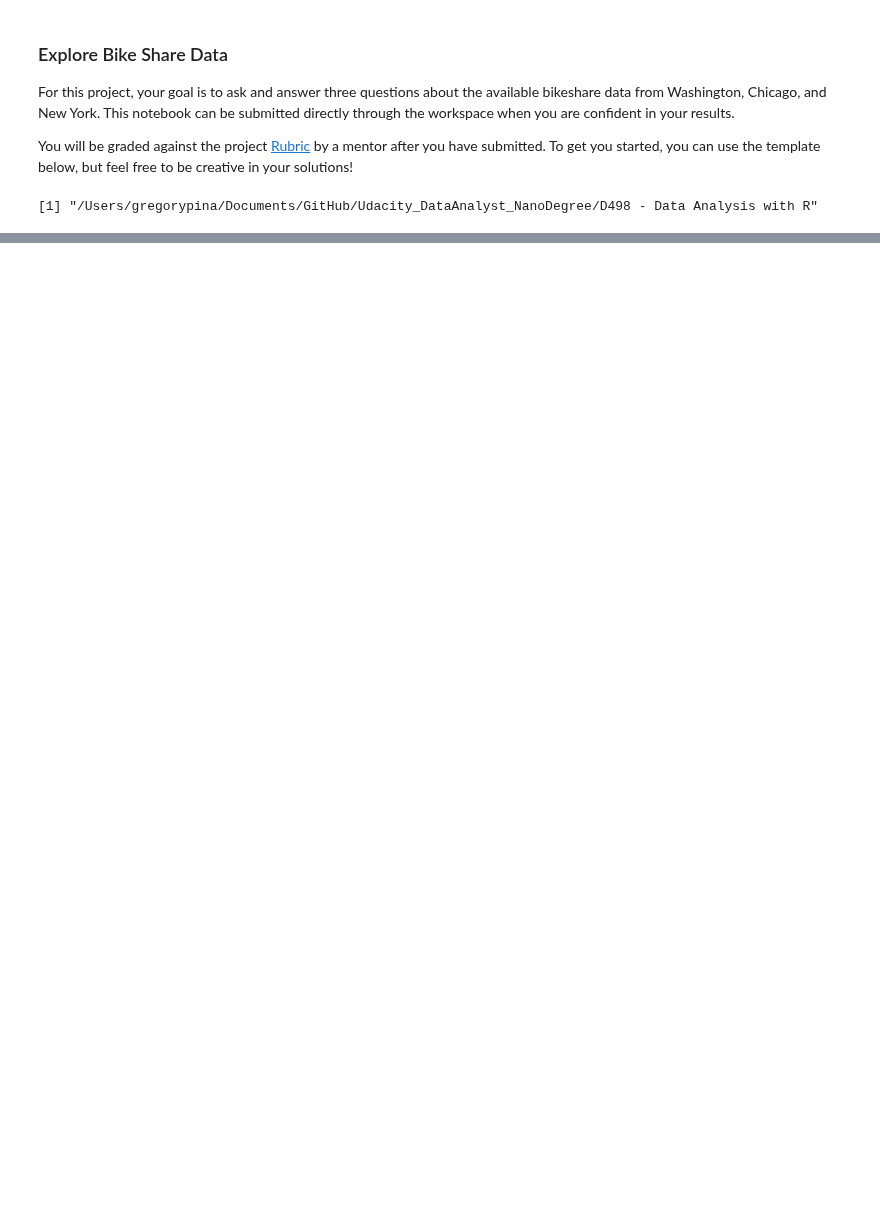
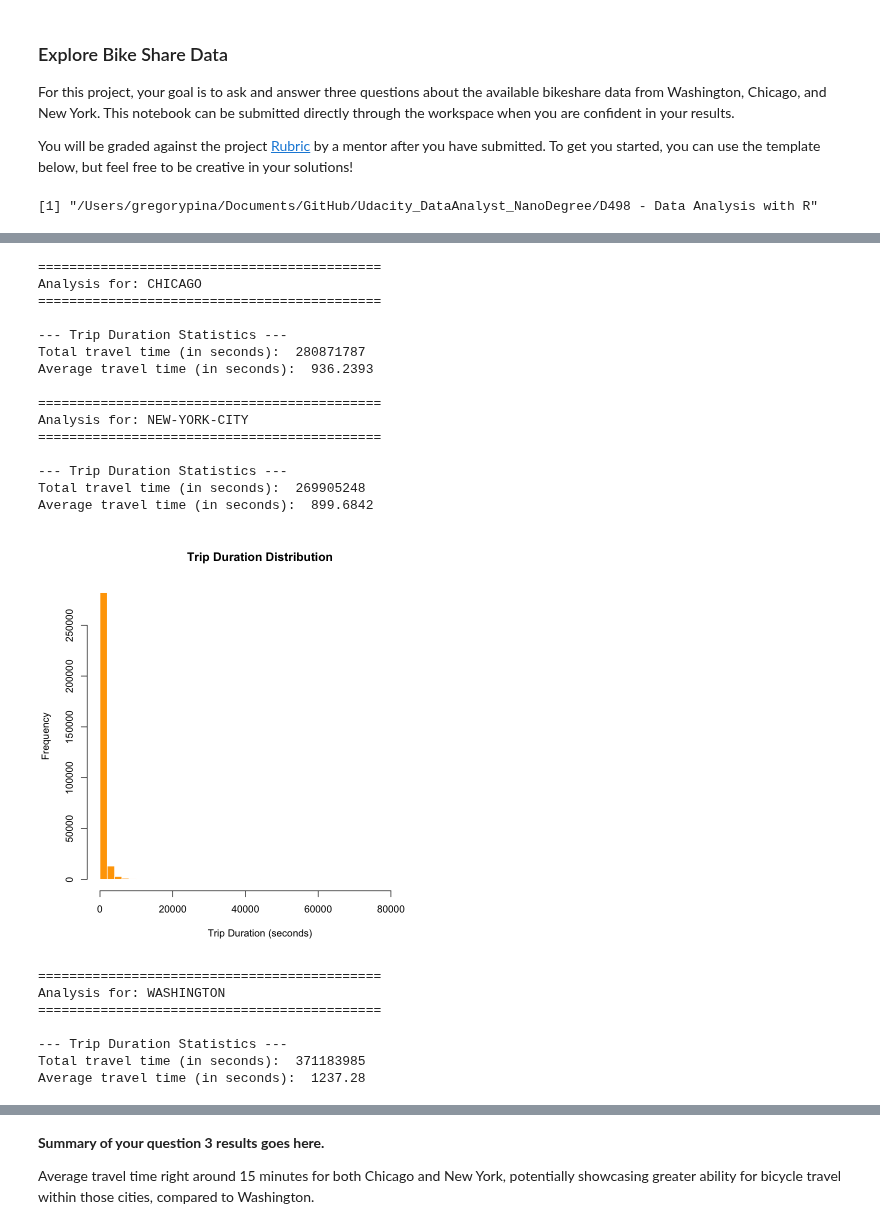
Before and after one commit to Greg-Pina/Udacity_DataAnalyst_NanoDegree, a Jupyter notebook: D498 - Data Analysis with R/Explore_bikeshare_data.ipynb, the cells around one changed output, grey strips where cells are left out. Drawn from its saved outputs; the diff is of its cells as text; code cells hidden in the pictures; blank space fills up the shorter version.

```diff
--- a/D498 - Data Analysis with R/Explore_bikeshare_data.ipynb
+++ b/D498 - Data Analysis with R/Explore_bikeshare_data.ipynb
@@ -76,0 +332,66 @@ A data.frame: 6 x 9
+# %%
+# Your solution code goes here
+#----------------------------------------
+# Analysis Function: Trip Duration
+#----------------------------------------
+trip_duration_stats <- function(data) {
+  # Compute total and average trip duration (in seconds)
+  total_travel_time <- sum(data$Trip.Duration, na.rm = TRUE)
+  mean_travel_time  <- mean(data$Trip.Duration, na.rm = TRUE)
+
+  cat("Total travel time (in seconds): ", total_travel_time, "\n")
+  cat("Average travel time (in seconds): ", mean_travel_time, "\n")
+
+  # Plot: Distribution of Trip Durations
+  hist(data$Trip.Duration,
+       breaks = 50,
+       main   = "Trip Duration Distribution",
+       xlab   = "Trip Duration (seconds)",
+       col    = "orange",
+       border = "white")
+}
+# %%
+#----------------------------------------
+# Main Script: Loop Over Cities
+#----------------------------------------
+# List of cities to analyze (make sure the corresponding CSV files are in your working directory)
+cities <- c("chicago", "new-york-city", "washington")
+
+for (city in cities) {
+  cat("\n============================================\n")
+  cat("Analysis for:", toupper(city), "\n")
+  cat("============================================\n")
+
+  # Load the city data
+  data <- load_data(city)
+
+  #----------------------------------------
+  # C. Explore Trip Duration Statistics
+  #----------------------------------------
+  cat("\n--- Trip Duration Statistics ---\n")
+  trip_duration_stats(data)
+}
+# %% [output]
+============================================
+Analysis for: CHICAGO
+============================================
+
+--- Trip Duration Statistics ---
+Total travel time (in seconds):  280871787
+Average travel time (in seconds):  936.2393
+
+============================================
+Analysis for: NEW-YORK-CITY
+============================================
+
+--- Trip Duration Statistics ---
+Total travel time (in seconds):  269905248
+Average travel time (in seconds):  899.6842
+[figure, added]
+============================================
+Analysis for: WASHINGTON
+============================================
+
+--- Trip Duration Statistics ---
+Total travel time (in seconds):  371183985
+Average travel time (in seconds):  1237.28
@@ -77 +400,5 @@ A data.frame: 6 x 9
+# %% [markdown]
+**Summary of your question 3 results goes here.**
+
+Average travel time right around 15 minutes for both Chicago and New York, potentially showcasing greater ability for bicycle travel within those cities, compared to Washington.
 # %% [markdown]
```
Also changed, not shown: parts of 20 cells of this notebook.
